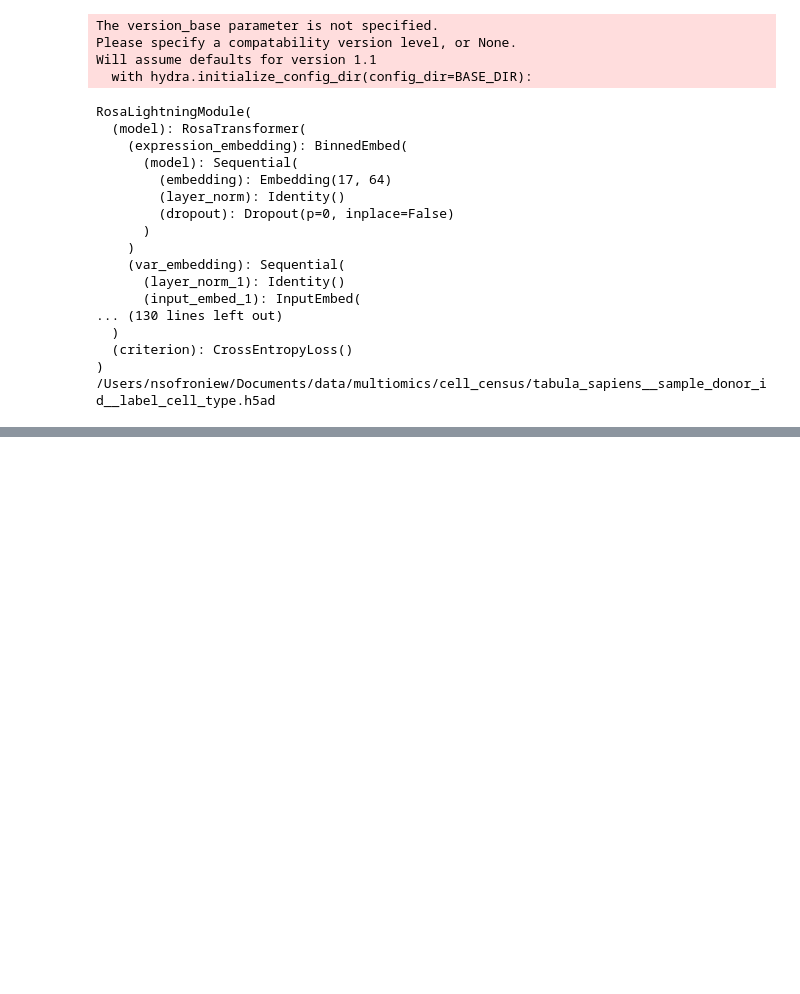
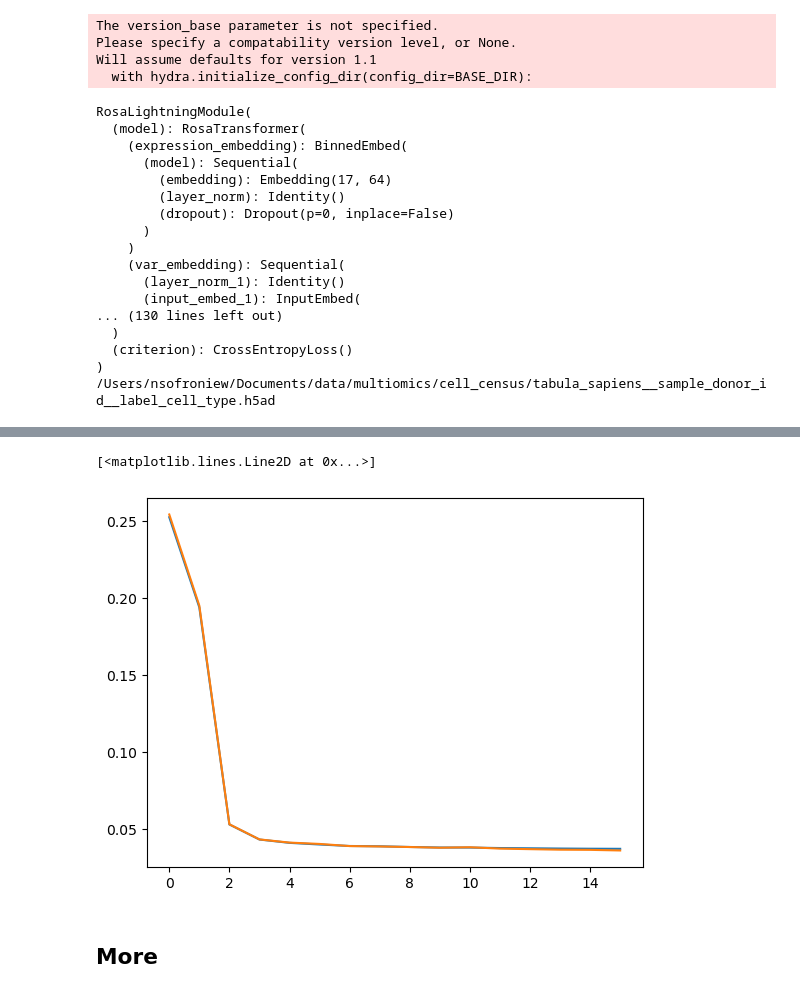
Before and after one commit to sofroniewn/rosa, a Jupyter notebook: notebooks/explore.ipynb, the cells around one changed output, grey strips where cells are left out. Saved outputs shown, nothing was run; the diff lists cells and outputs as text; code cells hidden in the pictures; blank space fills up the shorter version.

```diff
--- a/notebooks/explore.ipynb
+++ b/notebooks/explore.ipynb
@@ -72,3 +168,23 @@ False
+# %%
+expression = []
+expression_masked = []
+for item in tqdm(rdm.predict_dataset):
+    expression.append(item['expression_target'])
+    expression_masked.append(item['expression_target'][item['mask']])
+expression = torch.stack(expression, dim=0)
+expression_masked = torch.stack(expression_masked, dim=0)
+values, counts = torch.unique(expression, return_counts=True)
+values, counts_masked = torch.unique(expression_masked, return_counts=True)
+counts = counts / counts.sum()
+counts_masked = counts_masked / counts_masked.sum()
+# %%
+plt.plot(counts)
+plt.plot(counts_masked)
+# %% [output]
+[<matplotlib.lines.Line2D at 0x...>]
+[figure, added]
+# %% [markdown]
+## More
 # %%
 import torch
 # %%
```
Also changed, not shown: parts of 34 cells of this notebook, 6 other files.
